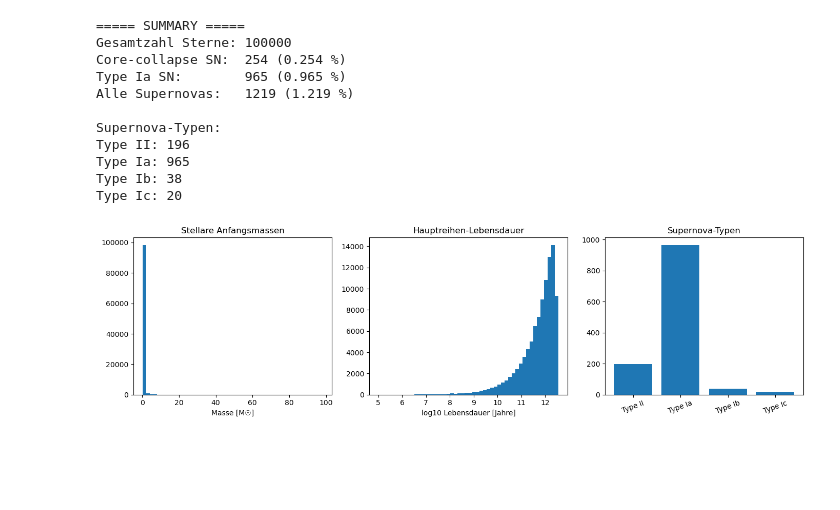
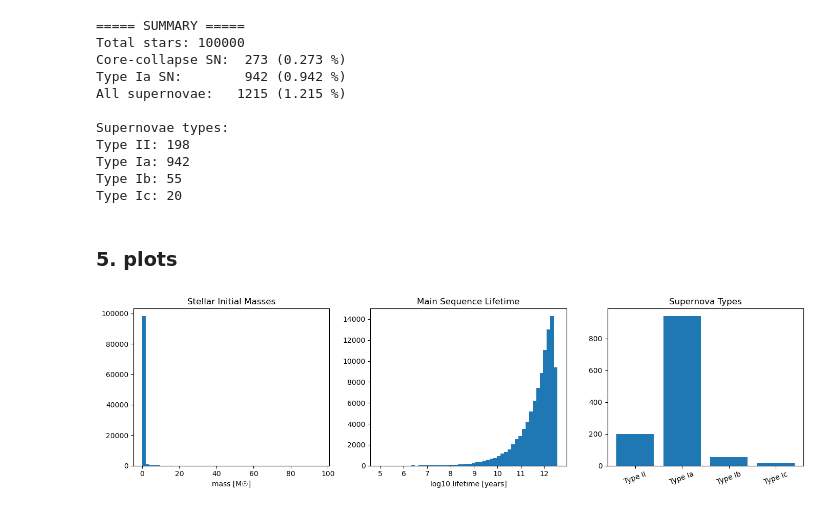
Before and after one commit to lea1nett/supernovae-simulation, a Jupyter notebook: monte_carlo.ipynb, the cells around one changed output. Drawn from its saved outputs; the diff is of its cells as text; code cells hidden in the pictures; blank space fills up the shorter version.

```diff
--- a/monte_carlo.ipynb
+++ b/monte_carlo.ipynb
@@ -65,48 +81,50 @@ total_Ia = np.sum(ia_flags)
 total_SN = total_cc + total_Ia
 
 print("===== SUMMARY =====")
-print(f"Gesamtzahl Sterne: {N}")
+print(f"Total stars: {N}")
 print(f"Core-collapse SN:  {total_cc} ({total_cc/N*100:.3f} %)")
 print(f"Type Ia SN:        {total_Ia} ({total_Ia/N*100:.3f} %)")
-print(f"Alle Supernovas:   {total_SN} ({total_SN/N*100:.3f} %)")
+print(f"All supernovae:   {total_SN} ({total_SN/N*100:.3f} %)")
 
 unique, counts = np.unique(sn_types[sn_types != None], return_counts=True)
-print("\nSupernova-Typen:")
+print("\nSupernovae types:")
 for u, c in zip(unique, counts):
     print(f"{u}: {c}")
 # %% [output]
 ===== SUMMARY =====
-Gesamtzahl Sterne: 100000
-Core-collapse SN:  254 (0.254 %)
-Type Ia SN:        965 (0.965 %)
-Alle Supernovas:   1219 (1.219 %)
+Total stars: 100000
+Core-collapse SN:  273 (0.273 %)
+Type Ia SN:        942 (0.942 %)
+All supernovae:   1215 (1.215 %)
 
-Supernova-Typen:
-Type II: 196
-Type Ia: 965
-Type Ib: 38
+Supernovae types:
+Type II: 198
+Type Ia: 942
+Type Ib: 55
 Type Ic: 20
+# %% [markdown]
+### 5. plots
 # %%
 import matplotlib.pyplot as plt
 
 plt.figure(figsize=(14,4))
 
 plt.subplot(1,3,1)
 plt.hist(masses, bins=50)
-plt.xlabel("Masse [M☉]")
-plt.title("Stellare Anfangsmassen")
+plt.xlabel("mass [M☉]")
+plt.title("Stellar Initial Masses")
 
 plt.subplot(1,3,2)
 plt.hist(np.log10(lifetimes), bins=50)
-plt.xlabel("log10 Lebensdauer [Jahre]")
-plt.title("Hauptreihen-Lebensdauer")
+plt.xlabel("log10 lifetime [years]")
+plt.title("Main Sequence Lifetime")
 
 plt.subplot(1,3,3)
 plt.bar(unique, counts)
-plt.title("Supernova-Typen")
+plt.title("Supernova Types")
 plt.xticks(rotation=20)
 
 plt.tight_layout()
 plt.show()
 # %% [output]
-[figure, old version]
+[figure, new version]
```
Also changed, not shown: parts of 17 cells of this notebook, 3 other files.
